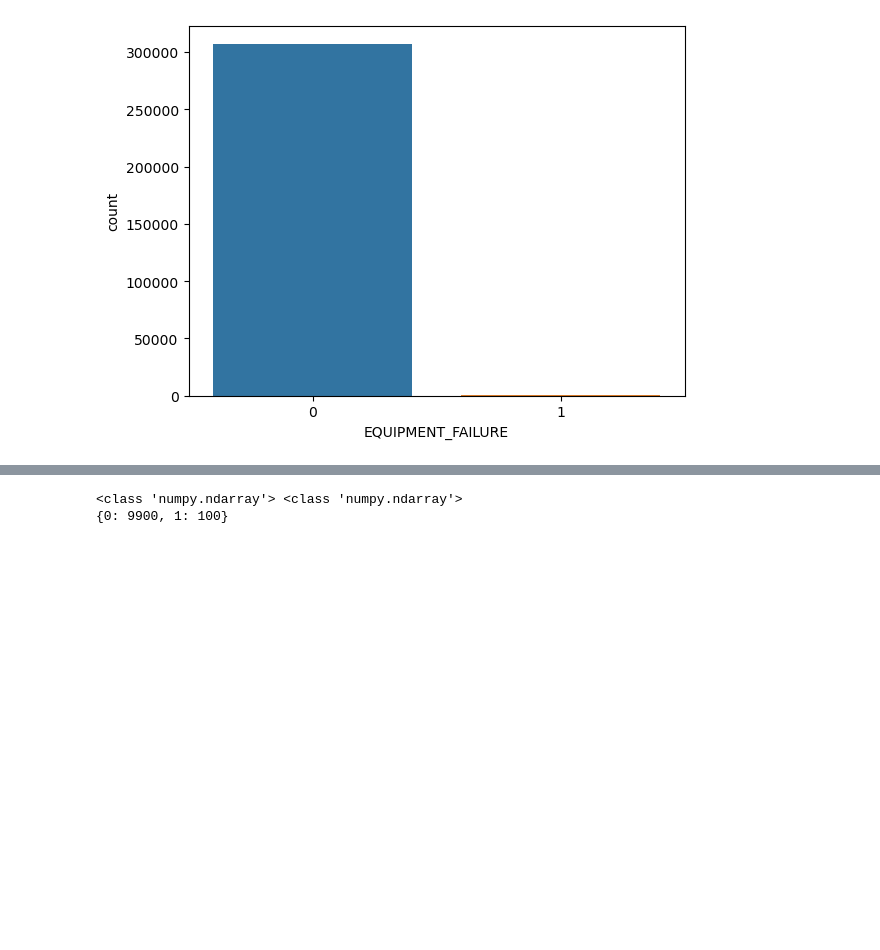
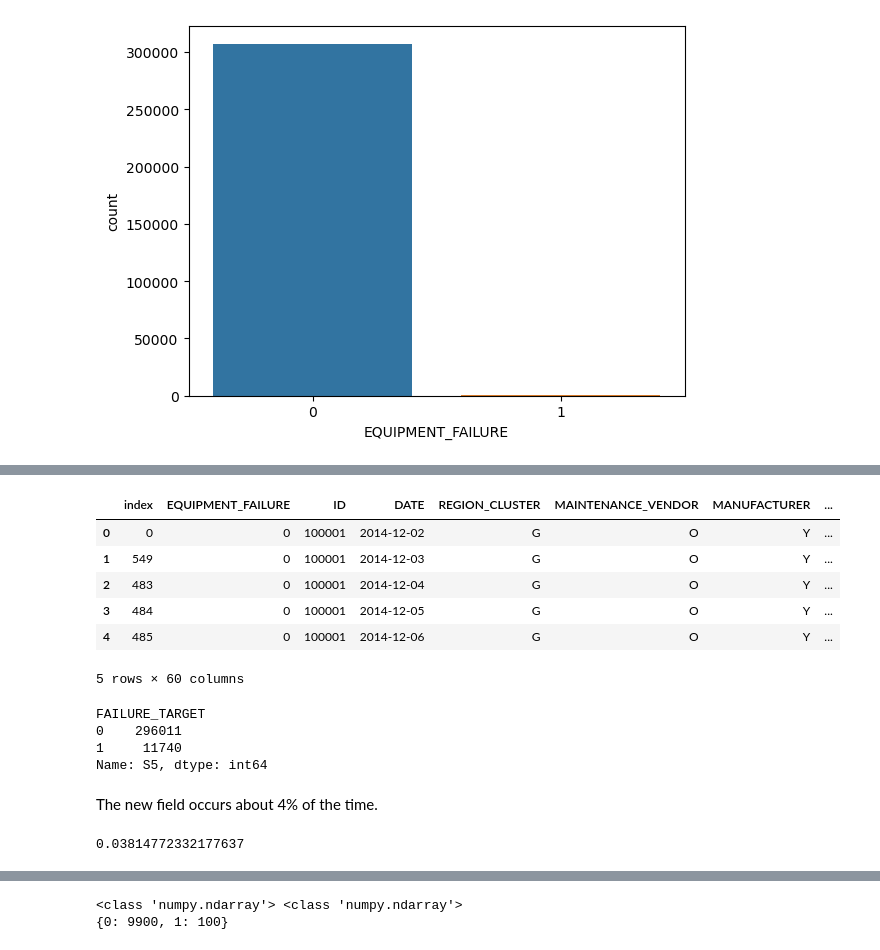
Before and after one commit to mashahin/predictive-maintenance, a Jupyter notebook: predictive_maintenance_machine_learning.ipynb, the cells around one changed output, grey strips where cells are left out. Drawn from its saved outputs; the diff is of its cells as text; code cells hidden in the pictures; blank space fills up the shorter version.

```diff
--- a/predictive_maintenance_machine_learning.ipynb
+++ b/predictive_maintenance_machine_learning.ipynb
@@ -460,0 +499,26 @@ In this example, I use a 28-day target window. We will use the 28 days leading u
+# %%
+# Create a new variable, FAILURE_TARGET. It is equal to 1 if the record proceeds a failure by "failure_window" days or less.
+pd_data['FAILURE_TARGET'] = np.where(((pd_data.TIME_TO_FAILURE < target_window) & ((pd_data.TIME_TO_FAILURE>=0))), 1, 0)
+pd_data.head()
+# %% [output]
+|  | index | EQUIPMENT_FAILURE | ID | DATE | REGION_CLUSTER | MAINTENANCE_VENDOR | MANUFACTURER | ... |
+| 0 | 0 | 0 | 100001 | 2014-12-02 | G | O | Y | ... |
+| 1 | 549 | 0 | 100001 | 2014-12-03 | G | O | Y | ... |
+| 2 | 483 | 0 | 100001 | 2014-12-04 | G | O | Y | ... |
+| 3 | 484 | 0 | 100001 | 2014-12-05 | G | O | Y | ... |
+| 4 | 485 | 0 | 100001 | 2014-12-06 | G | O | Y | ... |
+5 rows × 60 columns
+# %%
+tips_summed = pd_data.groupby(['FAILURE_TARGET'])['S5'].count()
+tips_summed
+# %% [output]
+FAILURE_TARGET
+0    296011
+1     11740
+Name: S5, dtype: int64
+# %% [markdown]
+The new field occurs about 4% of the time.
+# %%
+pd_data['FAILURE_TARGET'].mean()
+# %% [output]
+0.03814772332177637
```
Also changed, not shown: parts of 52 cells of this notebook.
